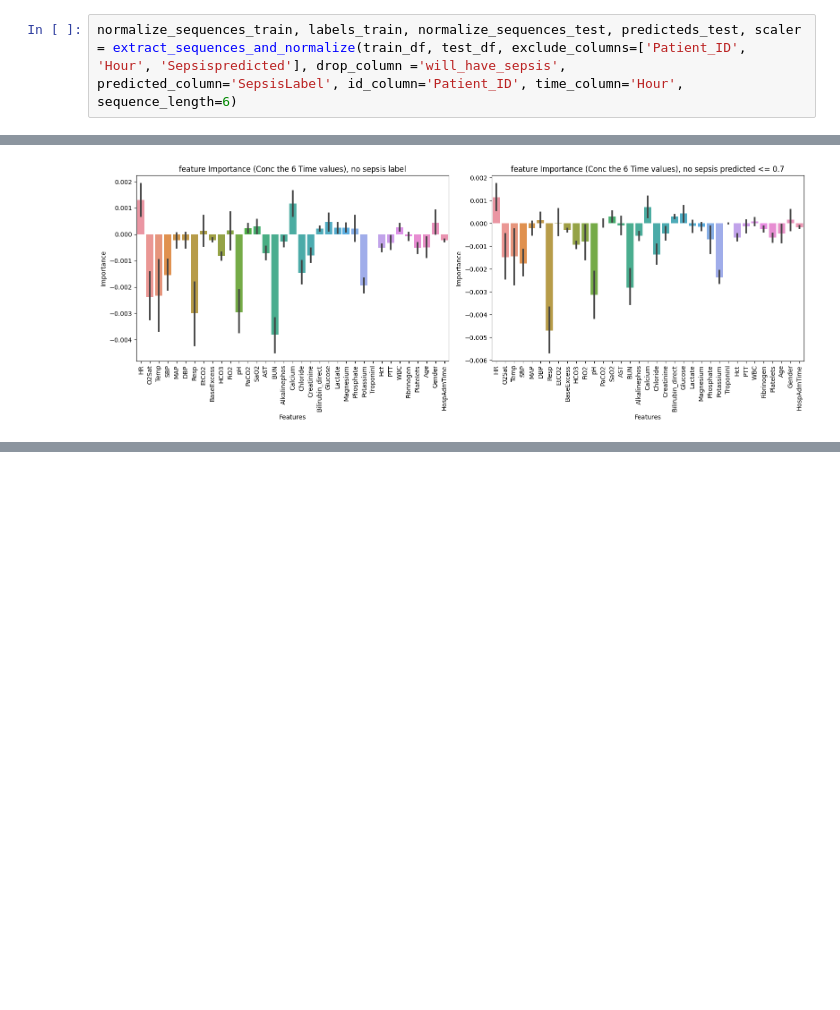
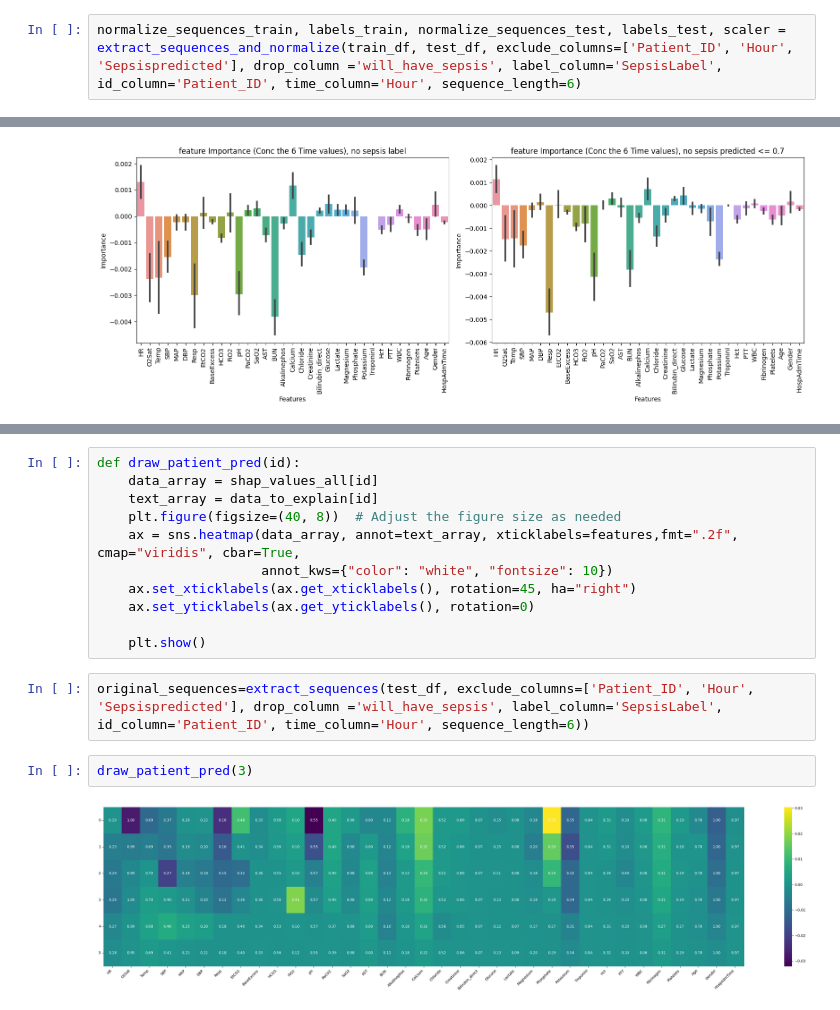
Before and after one commit to DaAdri/sepsis_prediction, a Jupyter notebook: LSTM_model.ipynb, the cells around one changed output, grey strips where cells are left out. Cells and saved outputs as stored; diff of their text form; blank space fills up the shorter version.

```diff
--- a/LSTM_model.ipynb
+++ b/LSTM_model.ipynb
@@ -30,7 +30,7 @@ train_df, test_df = split_train_test_data_v2(data)
 # %% [markdown]
 # Extraction des séquences et normalisation
 # %%
-normalize_sequences_train, labels_train, normalize_sequences_test, predicteds_test, scaler = extract_sequences_and_normalize(train_df, test_df, exclude_columns=['Patient_ID', 'Hour', 'Sepsispredicted'], drop_column ='will_have_sepsis', predicted_column='SepsisLabel', id_column='Patient_ID', time_column='Hour', sequence_length=6)
+normalize_sequences_train, labels_train, normalize_sequences_test, labels_test, scaler = extract_sequences_and_normalize(train_df, test_df, exclude_columns=['Patient_ID', 'Hour', 'Sepsispredicted'], drop_column ='will_have_sepsis', label_column='SepsisLabel', id_column='Patient_ID', time_column='Hour', sequence_length=6)
 # %% [output]
 A value is trying to be set on a copy of a slice from a DataFrame
 
@@ -346,0 +353,17 @@ plt.show()
+# %%
+def draw_patient_pred(id):
+	data_array = shap_values_all[id]
+	text_array = data_to_explain[id]
+	plt.figure(figsize=(40, 8))  # Adjust the figure size as needed
+	ax = sns.heatmap(data_array, annot=text_array, xticklabels=features,fmt=".2f", cmap="viridis", cbar=True,
+					 annot_kws={"color": "white", "fontsize": 10})
+	ax.set_xticklabels(ax.get_xticklabels(), rotation=45, ha="right")
+	ax.set_yticklabels(ax.get_yticklabels(), rotation=0)
+
+	plt.show()
+# %%
+original_sequences=extract_sequences(test_df, exclude_columns=['Patient_ID', 'Hour', 'Sepsispredicted'], drop_column ='will_have_sepsis', label_column='SepsisLabel', id_column='Patient_ID', time_column='Hour', sequence_length=6))
+# %%
+draw_patient_pred(3)
+# %% [output]
+[figure, added]
```
Also changed, not shown: parts of 7 cells of this notebook.
